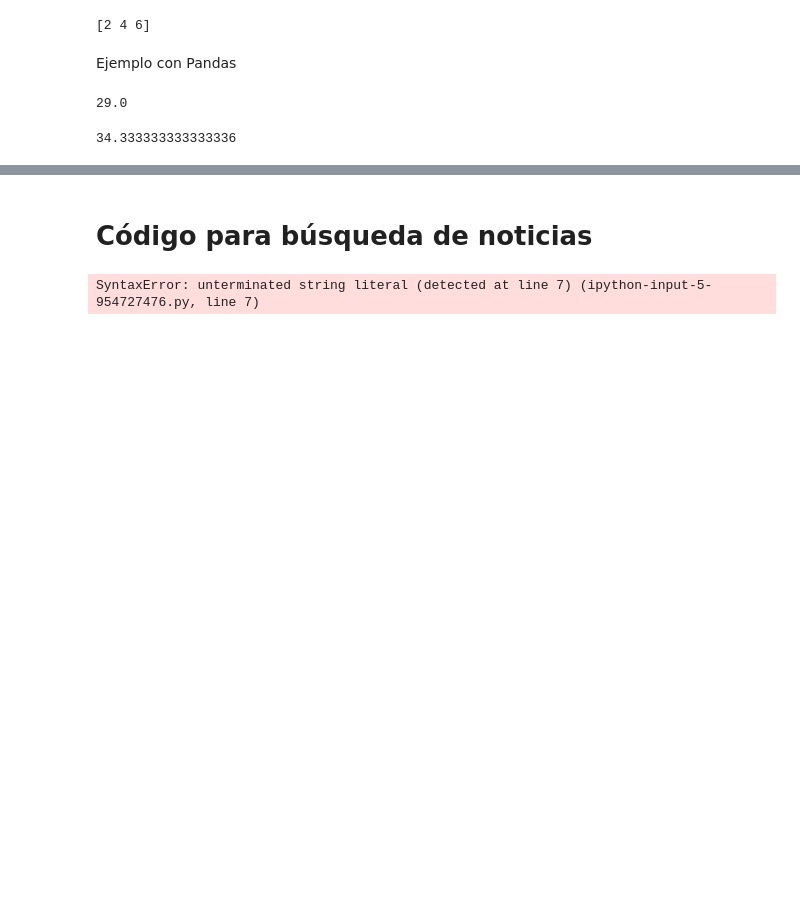
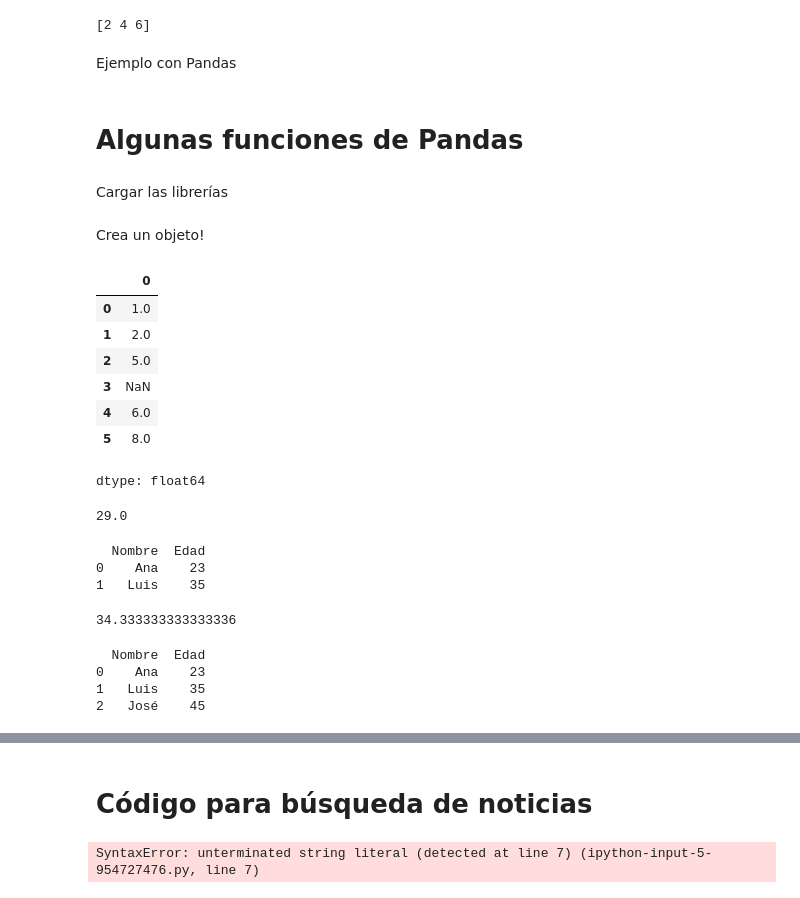
Before and after one commit to rocruzlathrop/retri-social, a Jupyter notebook: Cuaderno_ejemplos.ipynb, the cells around one changed output, grey strips where cells are left out. Drawn from its saved outputs; the diff is of its cells as text; code cells hidden in the pictures; blank space fills up the shorter version.

```diff
--- a/Cuaderno_ejemplos.ipynb
+++ b/Cuaderno_ejemplos.ipynb
@@ -39,3 +39,7 @@ print(a * 2)  # [2 4 6]
 [2 4 6]
 # %% [markdown]
 Ejemplo con Pandas
+# %% [markdown]
+# Algunas funciones de **Pandas**
+# %% [markdown]
+Cargar las librerías
@@ -42,3 +49,17 @@ Ejemplo con Pandas
+# %% [markdown]
+Crea un objeto!
+# %%
+p = pd.Series([1, 2, 5, np.nan, 6, 8])
+p
+# %% [output]
+|  | 0 |
+| 0 | 1.0 |
+| 1 | 2.0 |
+| 2 | 5.0 |
+| 3 | NaN |
+| 4 | 6.0 |
+| 5 | 8.0 |
+dtype: float64
 # %%
 import pandas as pd
 
@@ -46,6 +67,12 @@ df = pd.DataFrame({'Nombre': ['Ana', 'Luis'], 'Edad': [23, 35]})
 print(df['Edad'].mean())  # 29.0
 # %% [output]
 29.0
+# %%
+print (df)
+# %% [output]
+  Nombre  Edad
+0    Ana    23
+1   Luis    35
 # %%
 import pandas as pd
 
@@ -54,2 +82,9 @@ print(df['Edad'].mean())
 # %% [output]
 34.333333333333336
+# %%
+print (df2)
+# %% [output]
+  Nombre  Edad
+0    Ana    23
+1   Luis    35
+2   José    45
```
Also changed, not shown: parts of 6 cells of this notebook.
